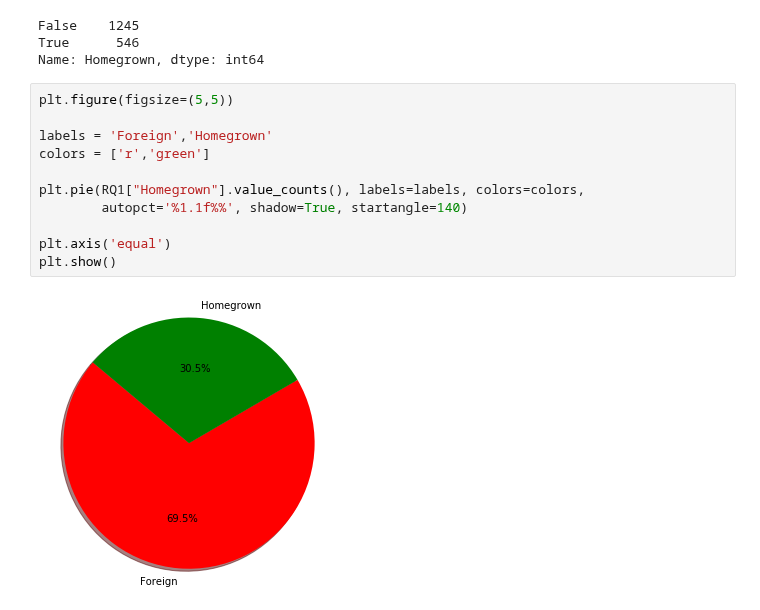
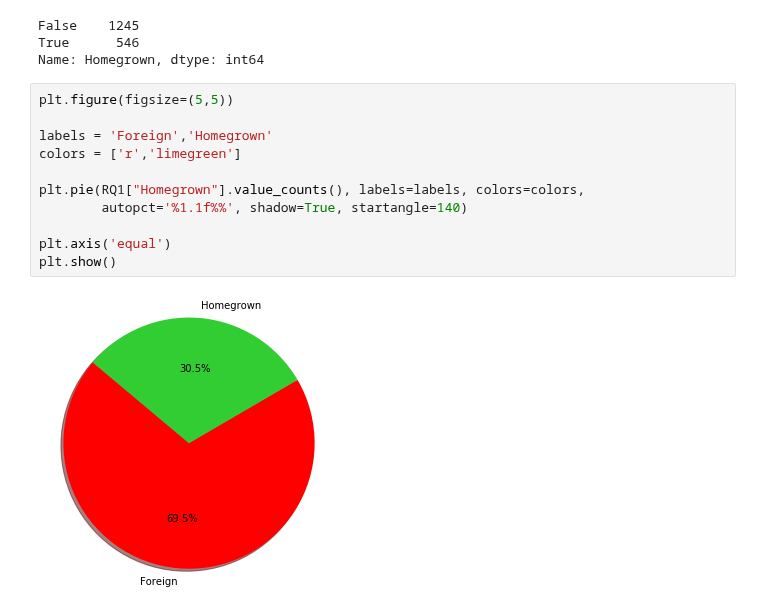
Before and after one commit to markkennedy3/Fifa-vs-Real-Life, a Jupyter notebook: notebooks/analysis/510_RQ1_Analysis_2.ipynb, the cells around one changed output. Saved outputs shown, nothing was run; the diff lists cells and outputs as text.

```diff
--- a/notebooks/analysis/510_RQ1_Analysis_2.ipynb
+++ b/notebooks/analysis/510_RQ1_Analysis_2.ipynb
@@ -105,13 +130,13 @@ Name: Homegrown, dtype: int64
 # %%
 plt.figure(figsize=(5,5))
 
 labels = 'Foreign','Homegrown'
-colors = ['r','green']
+colors = ['r','limegreen']
 
 plt.pie(RQ1["Homegrown"].value_counts(), labels=labels, colors=colors,
         autopct='%1.1f%%', shadow=True, startangle=140)
 
 plt.axis('equal')
 plt.show()
 # %% [output]
-[figure, old version]
+[figure, new version]
```
Also changed, not shown: parts of 3 cells of this notebook, 1 other file.
